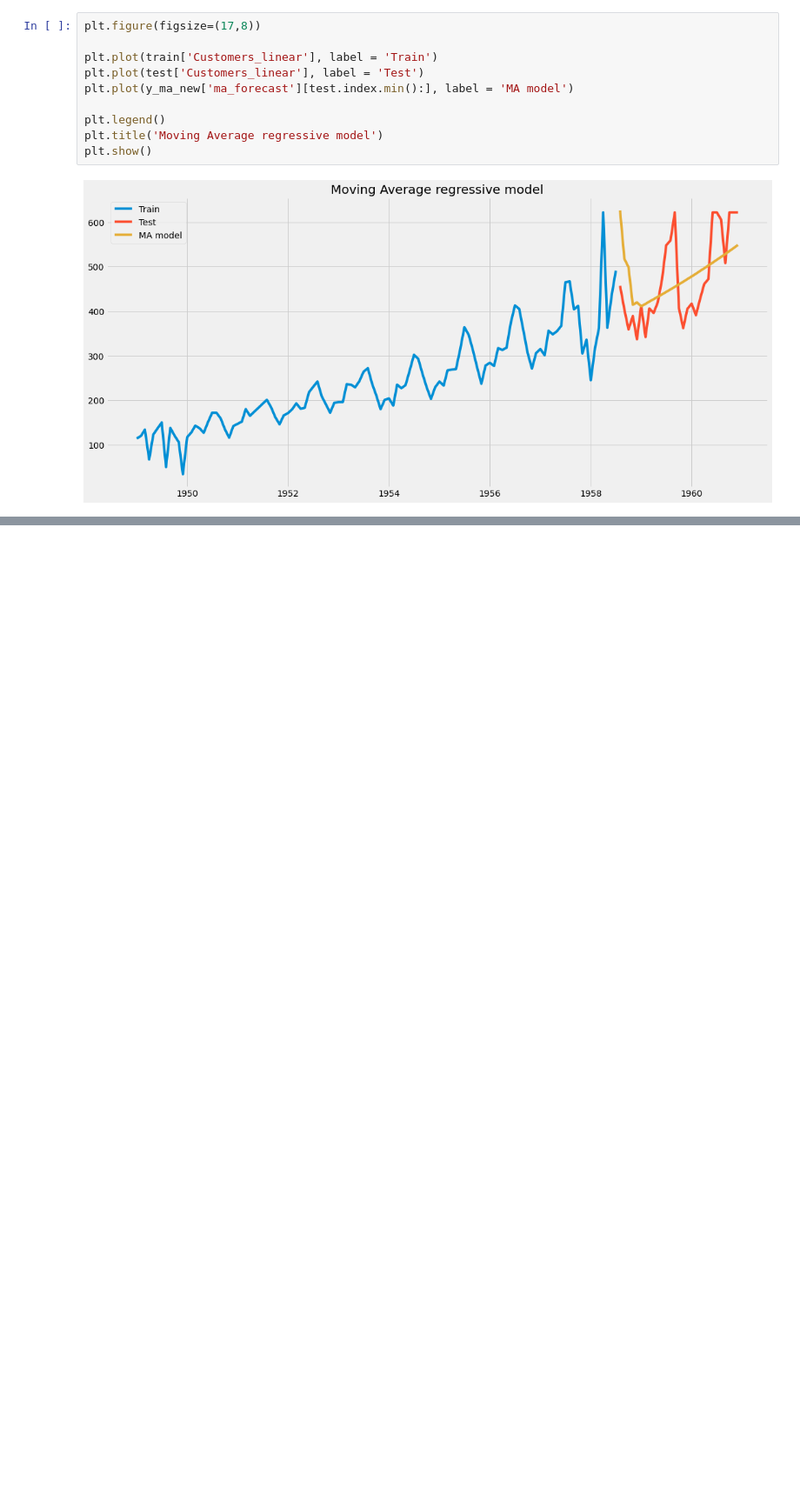
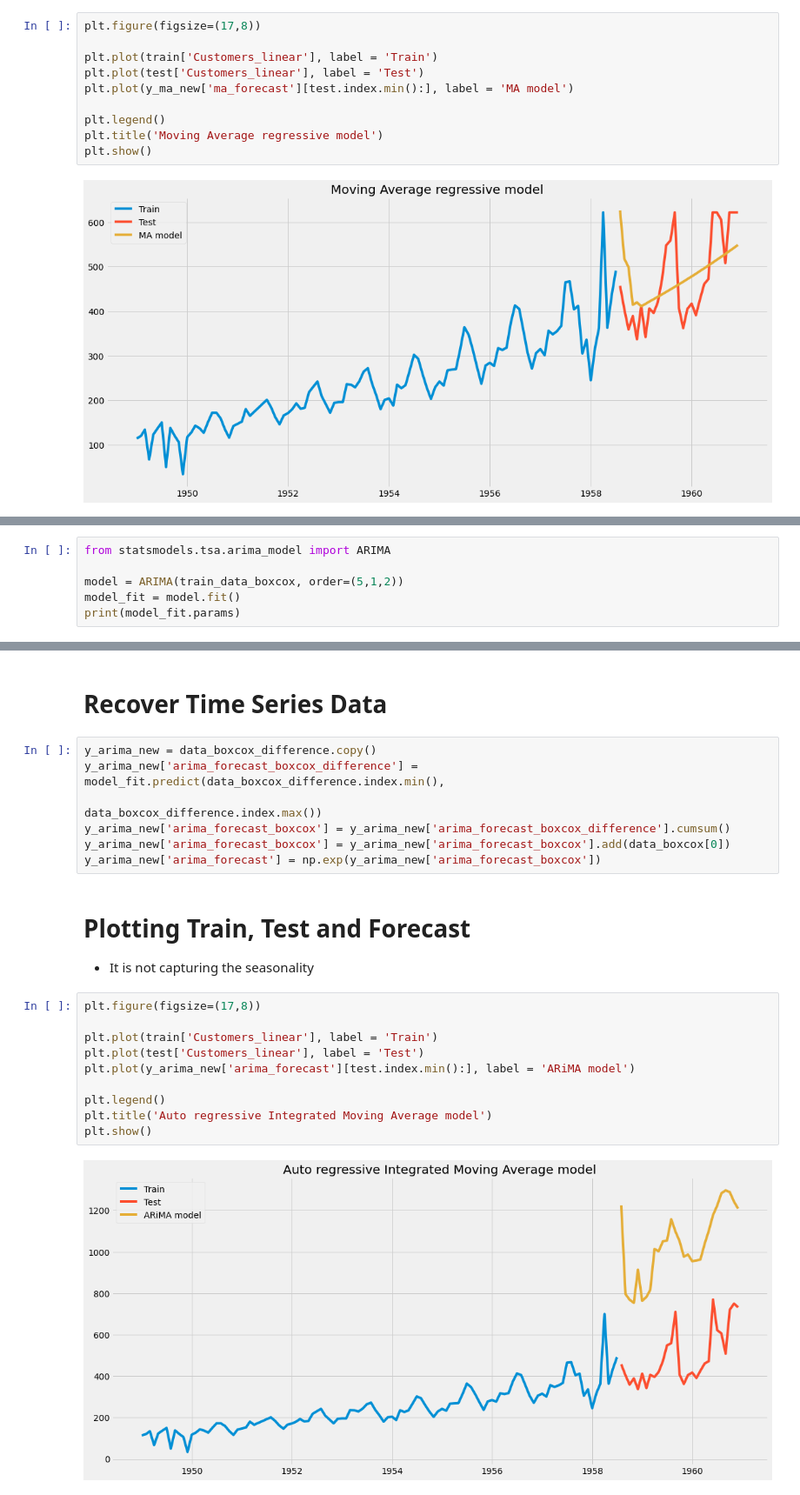
Before and after one commit to fardinafdideh/Machine-Learning-A-to-Z-using-Python, a Jupyter notebook: machine-learning-a-to-z.ipynb, the cells around one changed output, grey strips where cells are left out. Shown: that part at 87% size. Drawn from its saved outputs; the diff is of its cells as text; blank space fills up the shorter version.

```diff
--- a/machine-learning-a-to-z.ipynb
+++ b/machine-learning-a-to-z.ipynb
@@ -404,0 +481,6 @@ plt.show()
+# %%
+from statsmodels.tsa.arima_model import ARIMA
+
+model = ARIMA(train_data_boxcox, order=(5,1,2))
+model_fit = model.fit()
+print(model_fit.params)
@@ -404,0 +497,24 @@ plt.show()
+# %% [markdown]
+# Recover Time Series Data
+# %%
+y_arima_new = data_boxcox_difference.copy()
+y_arima_new['arima_forecast_boxcox_difference'] = model_fit.predict(data_boxcox_difference.index.min(),
+                                                                    data_boxcox_difference.index.max())
+y_arima_new['arima_forecast_boxcox'] = y_arima_new['arima_forecast_boxcox_difference'].cumsum()
+y_arima_new['arima_forecast_boxcox'] = y_arima_new['arima_forecast_boxcox'].add(data_boxcox[0])
+y_arima_new['arima_forecast'] = np.exp(y_arima_new['arima_forecast_boxcox'])
+# %% [markdown]
+# Plotting Train, Test and Forecast
+* It is not capturing the seasonality
+# %%
+plt.figure(figsize=(17,8))
+
+plt.plot(train['Customers_linear'], label = 'Train')
+plt.plot(test['Customers_linear'], label = 'Test')
+plt.plot(y_arima_new['arima_forecast'][test.index.min():], label = 'ARiMA model')
+
+plt.legend()
+plt.title('Auto regressive Integrated Moving Average model')
+plt.show()
+# %% [output]
+[figure, added]
```
Also changed, not shown: parts of 24 cells of this notebook.
